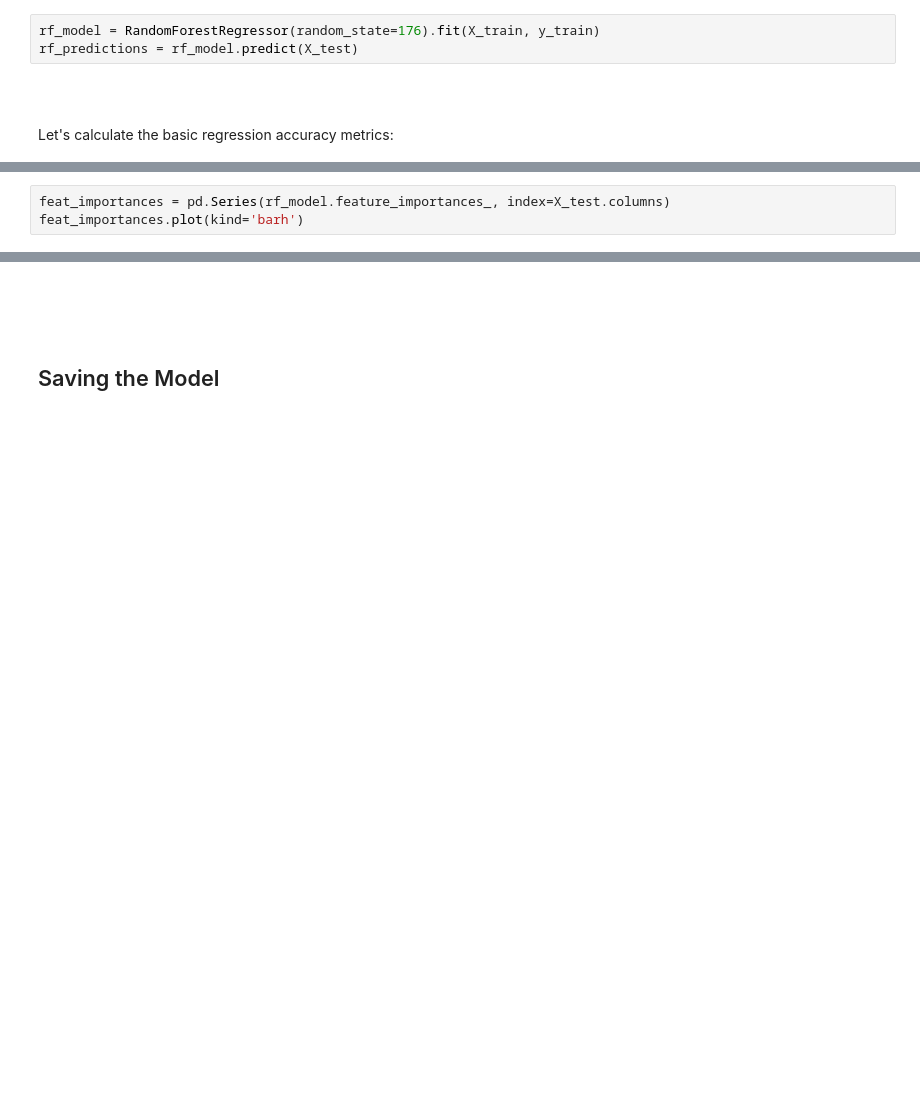
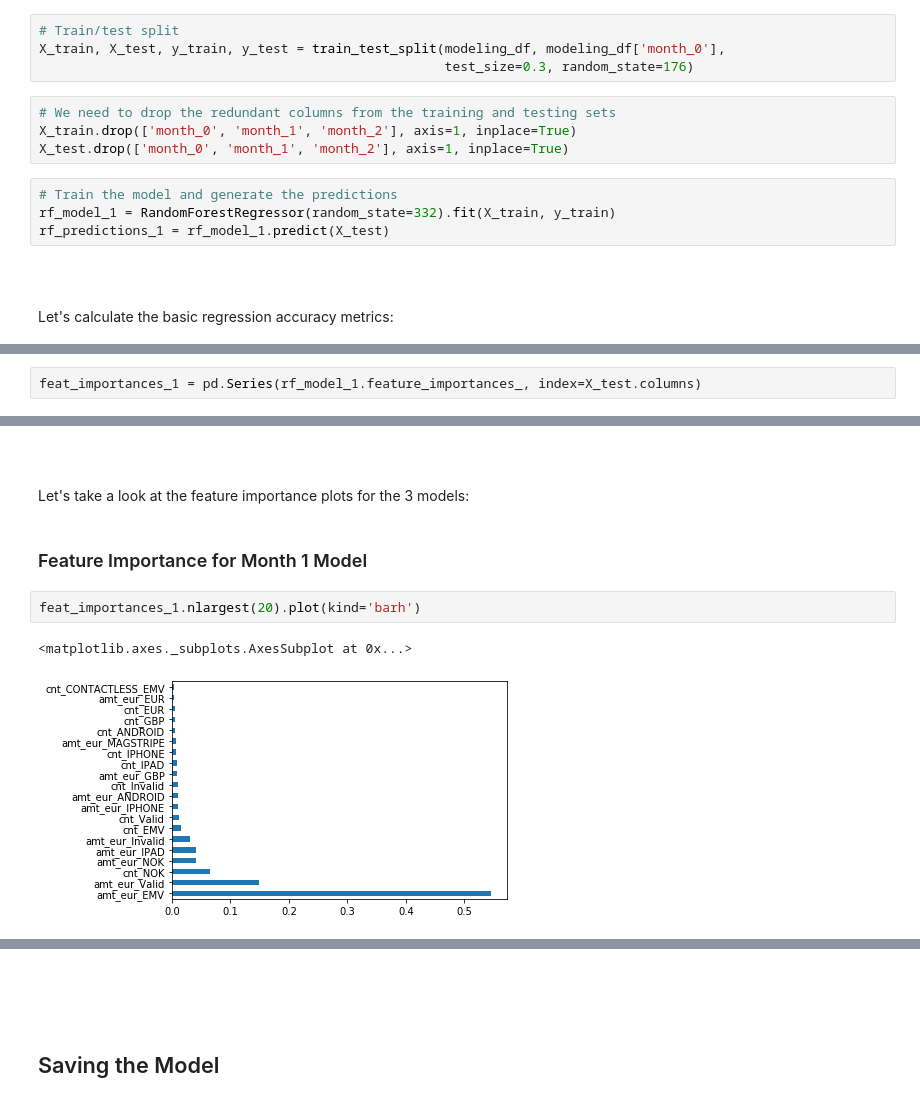
Before and after one commit to ssantic/iZettle-Homework, a Jupyter notebook: iZettle-Srdjan_Santic.ipynb, the cells around one changed output, grey strips where cells are left out. Cells and saved outputs as stored; diff of their text form; blank space fills up the shorter version.

```diff
--- a/iZettle-Srdjan_Santic.ipynb
+++ b/iZettle-Srdjan_Santic.ipynb
@@ -260,6 +239,15 @@ We're going to use the Random Forest algorithm, as it has excellent performance
+# %%
+# Train/test split
+X_train, X_test, y_train, y_test = train_test_split(modeling_df, modeling_df['month_0'],
+                                                    test_size=0.3, random_state=176)
+# %%
+# We need to drop the redundant columns from the training and testing sets
+X_train.drop(['month_0', 'month_1', 'month_2'], axis=1, inplace=True)
+X_test.drop(['month_0', 'month_1', 'month_2'], axis=1, inplace=True)
 # %%
-rf_model = RandomForestRegressor(random_state=176).fit(X_train, y_train)
-rf_predictions = rf_model.predict(X_test)
+# Train the model and generate the predictions
+rf_model_1 = RandomForestRegressor(random_state=332).fit(X_train, y_train)
+rf_predictions_1 = rf_model_1.predict(X_test)
 # %% [markdown]
 <br>
 <br>
@@ -281,3 +265,2 @@ Let's take a look at the feature importances of our model:
 # %%
-feat_importances = pd.Series(rf_model.feature_importances_, index=X_test.columns)
-feat_importances.plot(kind='barh')
+feat_importances_1 = pd.Series(rf_model_1.feature_importances_, index=X_test.columns)
@@ -288,0 +333,11 @@ We can see that the GBP currency, orders made through iPhones, and Valid payment
+# %% [markdown]
+<br>
+<br>
+Let's take a look at the feature importance plots for the 3 models:
+# %% [markdown]
+### Feature Importance for Month 1 Model ###
+# %%
+feat_importances_1.nlargest(20).plot(kind='barh')
+# %% [output]
+<matplotlib.axes._subplots.AxesSubplot at 0x...>
+[figure, added]
```
Also changed, not shown: parts of 40 cells of this notebook, 1 other file.
